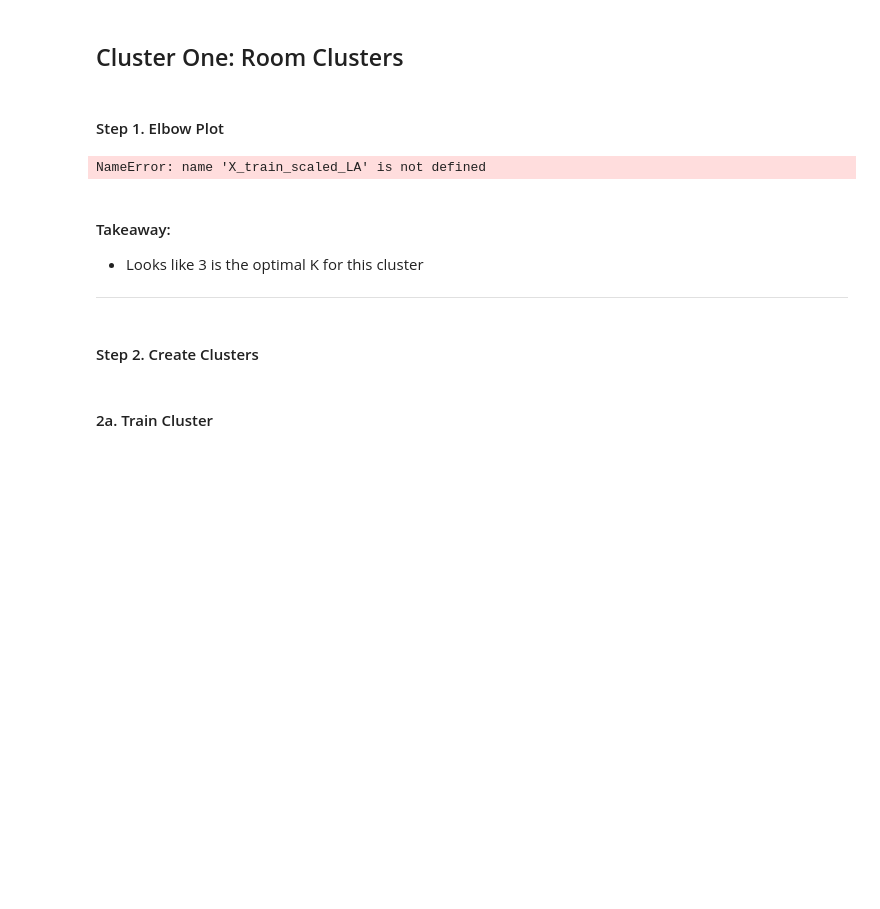
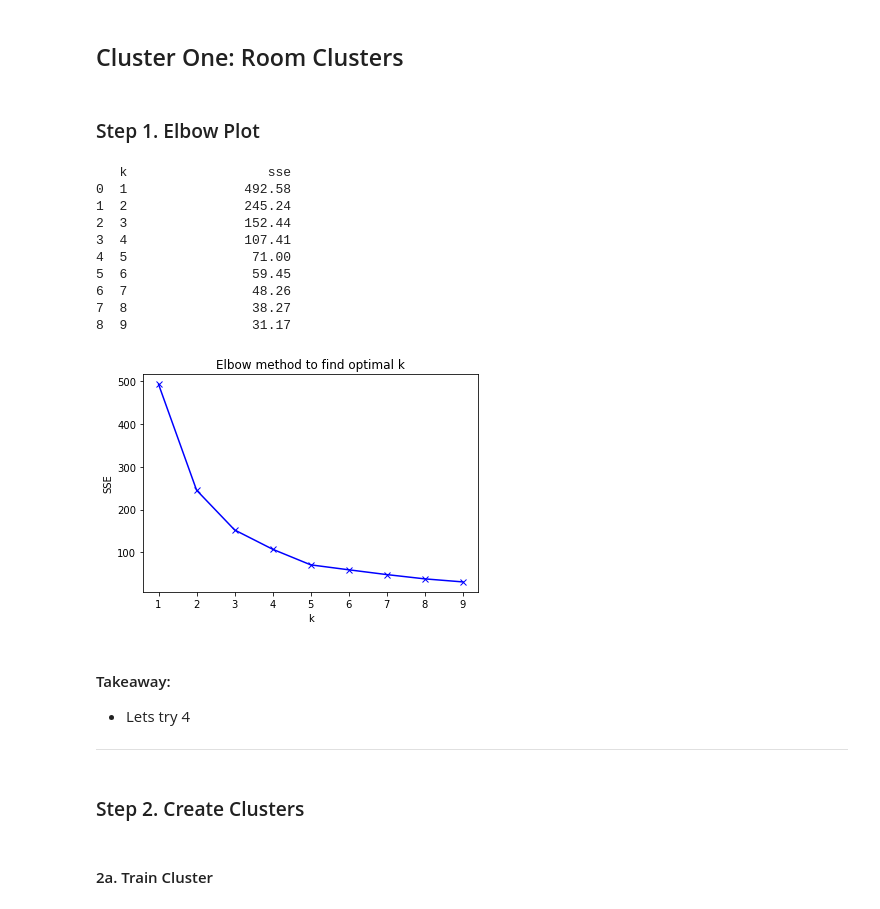
Before and after one commit to CSolitaire/zillow_cluster_project, a Jupyter notebook: mvp.ipynb, the cells around one changed output. Saved outputs shown, nothing was run; the diff lists cells and outputs as text; code cells hidden in the pictures; blank space fills up the shorter version.

Commit message:
2 Clusters Created

```diff
--- a/mvp.ipynb
+++ b/mvp.ipynb
@@ -58,22 +58,28 @@ X_train_explore.head()
 # %% [markdown]
 ## Cluster One: Room Clusters
 # %% [markdown]
-#### Step 1. Elbow Plot
+### Step 1. Elbow Plot
 # %%
-# #Reasign for formula to work correctly
-# X_train_scaled = X_train_scaled_LA.copy()
-
 cluster_vars = ['bathroomcnt', 'bed_bath_ratio', 'calculatedfinishedsquarefeet']
-explore.elbow_plot(X_train_scaled_LA, cluster_vars)
+explore.elbow_plot(X_train_scaled, cluster_vars)
 # %% [output]
-NameError: name 'X_train_scaled_LA' is not defined
+   k                  sse
+0  1               492.58
+1  2               245.24
+2  3               152.44
+3  4               107.41
+4  5                71.00
+5  6                59.45
+6  7                48.26
+7  8                38.27
+8  9                31.17
+[figure, added]
-# %% [markdown]
-#### Takeaway:
-
-- Looks like 3 is the optimal K for this cluster
-
-***
+# %% [markdown]
+#### Takeaway:
+
+- Lets try 4
+***
 # %% [markdown]
-#### Step 2. Create Clusters
+### Step 2. Create Clusters
 # %% [markdown]
 #### 2a. Train Cluster
```
Also changed, not shown: parts of 58 cells of this notebook, 2 other files.
